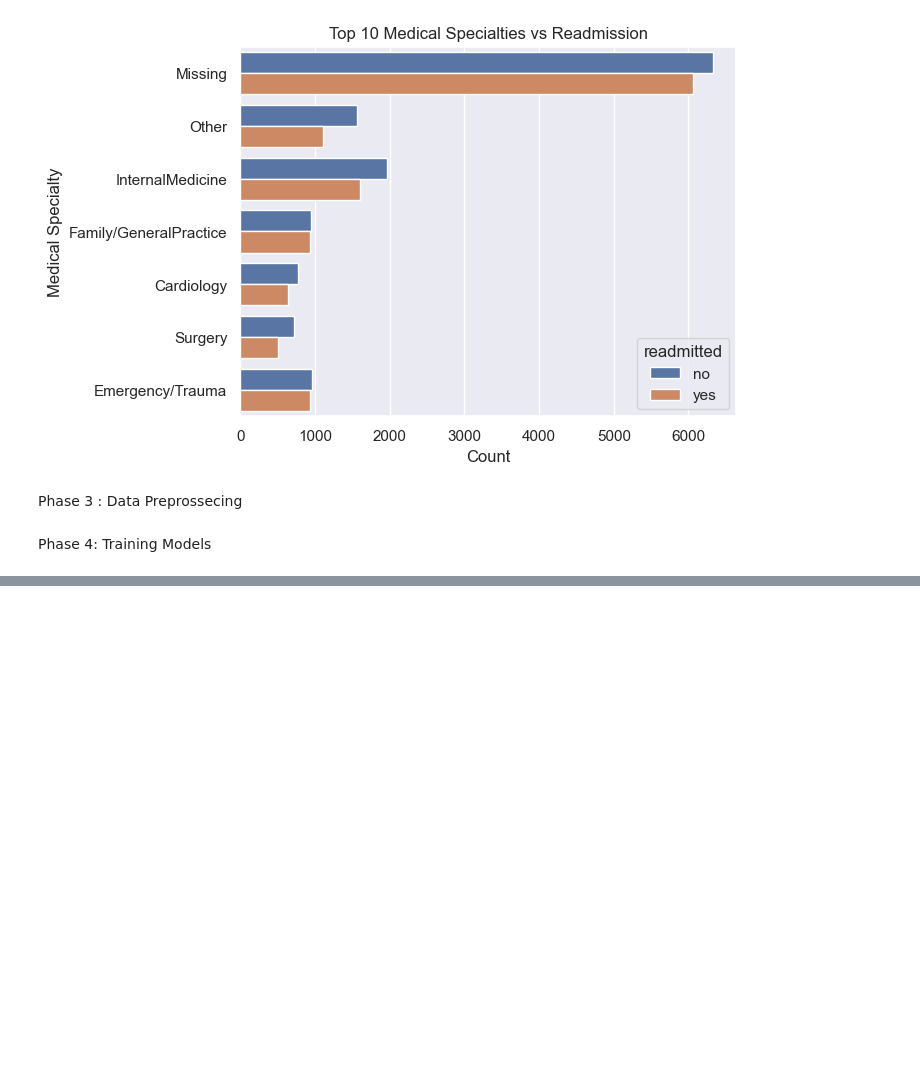
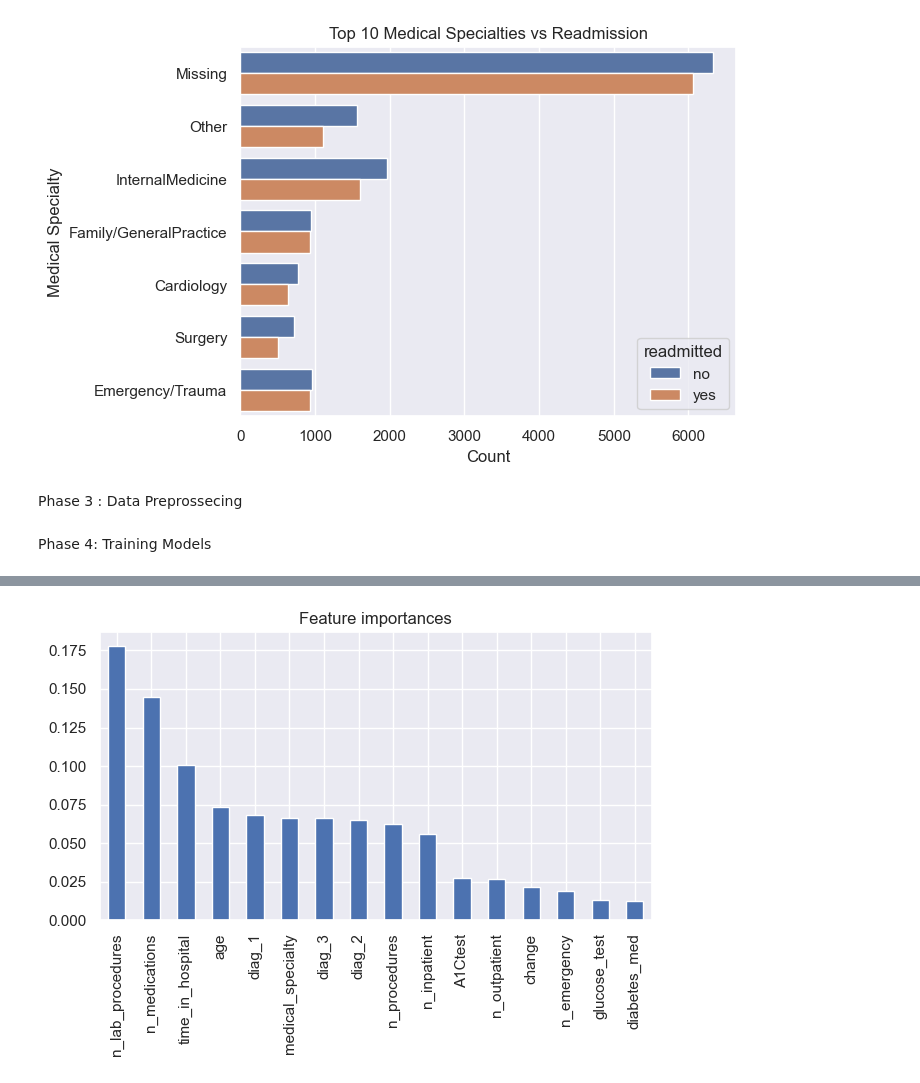
Before and after one commit to TahaTikriti/Hospital_readmission_Project, a Jupyter notebook: data_exploration.ipynb, the cells around one changed output, grey strips where cells are left out. Saved outputs shown, nothing was run; the diff lists cells and outputs as text; code cells hidden in the pictures; blank space fills up the shorter version.

```diff
--- a/data_exploration.ipynb
+++ b/data_exploration.ipynb
@@ -277,0 +308,13 @@ plot_confusion_matrix(gb_conf_matrix, 'Gradient Boosting Confusion Matrix')
+# %%
+
+importances = random_forest_model.feature_importances_
+forest_importances = pd.Series(importances, index=X.columns).sort_values(ascending=False)
+# forest_importances = fores
+
+fig, ax = plt.subplots()
+forest_importances.plot.bar(ax=ax)
+ax.set_title("Feature importances")
+# ax.set_ylabel("Mean decrease in impurity")
+fig.tight_layout()
+# %% [output]
+[figure, added]
```
Also changed, not shown: parts of 7 cells of this notebook.
